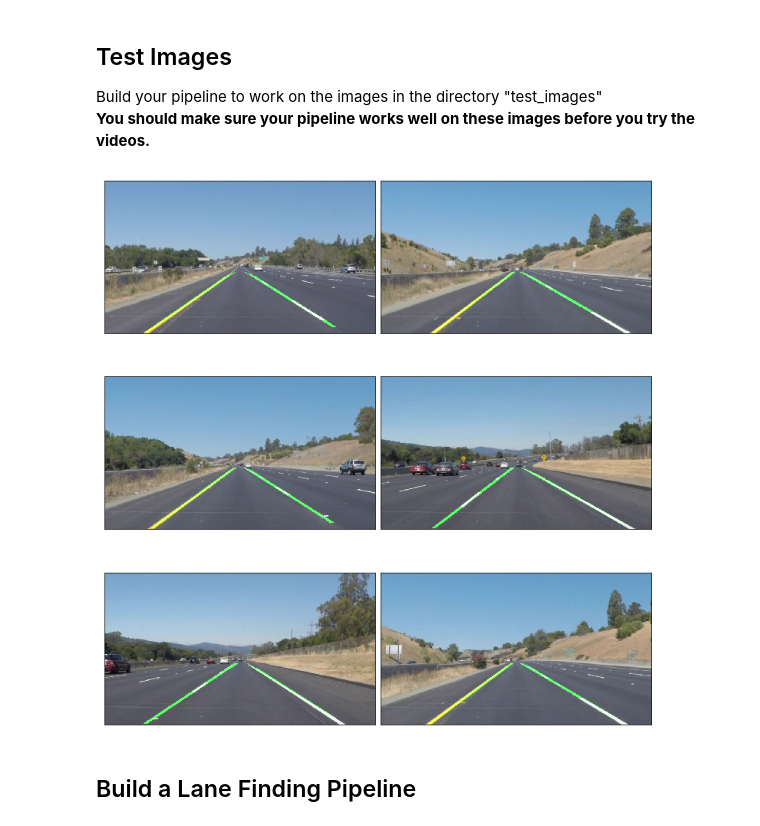
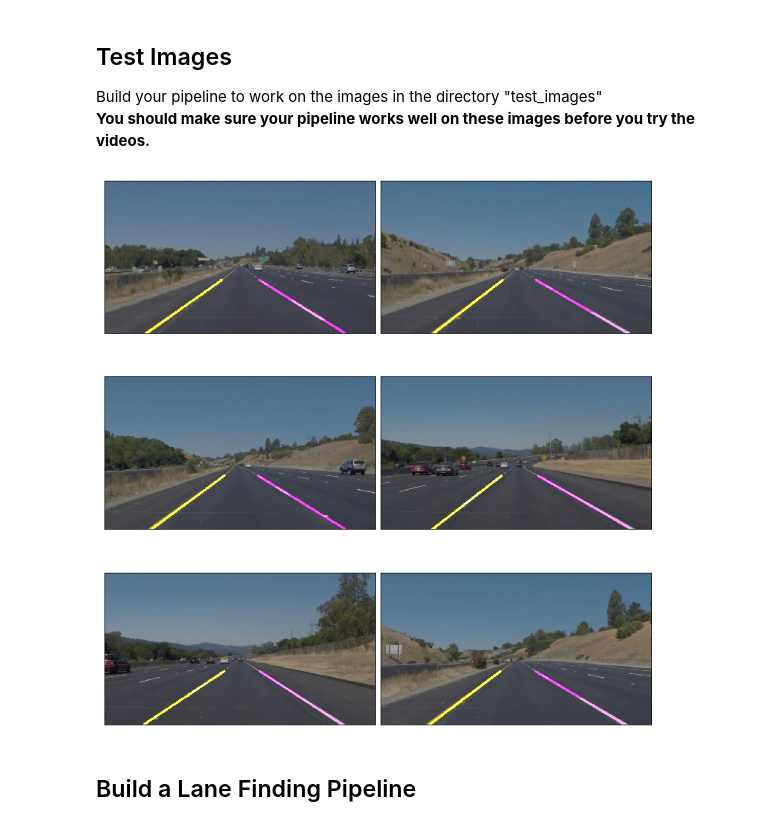
Before and after one commit to SiRi13/CarND-LaneLines-P1, a Jupyter notebook: P1.ipynb, the cells around one changed output. Saved outputs shown, nothing was run; the diff lists cells and outputs as text; code cells hidden in the pictures.

```diff
--- a/P1.ipynb
+++ b/P1.ipynb
@@ -178,6 +184,7 @@ plot_images(cannyed, cmap='gray')
 # %% [output]
 [figure]
 # %%
+top_y = np.array([])
 def apply_roi(img, roi):
     #defining a blank mask to start with
     mask = np.zeros_like(img)
@@ -195,6 +202,8 @@ def apply_roi(img, roi):
     return cv2.bitwise_and(img, mask)
 
 def create_roi(img, default=True):
+    global top_y
+
     ySize, xSize = img.shape[:2]
     if default:
         bLeft = [0, ySize]
@@ -204,8 +213,8 @@ def create_roi(img, default=True):
     else:
         bLeft = [0, ySize]
         bRight = [xSize, ySize]
-        tLeft = [(xSize*0.5)-25, (ySize*0.6)]
-        tRight = [(xSize*0.5)+25, (ySize*0.6)]
+        tLeft = [(xSize*0.5)-25, top_y[-10:].mean()]
+        tRight = [(xSize*0.5)+25, top_y[-10:].mean()]
 
     roi = np.array([[bLeft, bRight, tRight, tLeft]], dtype=np.int32)
     return roi
@@ -231,6 +239,4 @@ def hough_lines(img, ρ=1, θ=(np.pi/180), threshold=5, min_line_len=10, max_lin
     return lines
-# %%
-detected_lines = list(map(hough_lines, roi))
 # %%
 def draw_lines(img, lines, color=(255, 0, 0), thickness=2):
     """
@@ -270,6 +277,7 @@ def lstsq_of(lines):
     global mean_right_m
     global mean_left_b
     global mean_right_b
+    global top_y
 
     slopes = np.apply_along_axis(lambda row: (row[3] - row[1])/(row[2] - row[0]), 2, lines)
 
@@ -286,7 +294,7 @@ def lstsq_of(lines):
     mean_left_b = np.append(mean_left_b, [b])
 
     # averaged left lane
-    left_lane = (mean_left_m[-20:].mean(), mean_left_b[-20:].mean())
+    left_lane = (mean_left_m[-10:].mean(), mean_left_b[-10:].mean())
 
     X = np.reshape(right_lines[:, [0,2]], (1, right_lines.shape[0] * 2))[0]
     Y = np.reshape(right_lines[:, [1,3]], (1, right_lines.shape[0] * 2))[0]
@@ -297,7 +305,9 @@ def lstsq_of(lines):
     mean_right_b = np.append(mean_right_b, [b])
 
     # averaged right lane
-    right_lane = (mean_right_m[-20:].mean(), mean_right_b[-20:].mean())
+    right_lane = (mean_right_m[-15:].mean(), mean_right_b[-15:].mean())
+
+    top_y = np.append(top_y, [np.min(left_lines), np.min(right_lines)])
 
     return left_lane, right_lane
 # %%
@@ -310,10 +320,11 @@ def points_from_slope(y1, y2, line):
     return (P, Q)
 # %%
 def generate_lanes(img, lines):
+    global top_y
     left_lane, right_lane = lstsq_of(lines)
 
     y1 = img.shape[0]
-    y2 = y1 * 0.5
+    y2 = np.max([y1 * 0.65, top_y[-10:].mean()])
 
     left_lane_points = points_from_slope(y1, y2, left_lane)
     right_lane_points = points_from_slope(y1, y2, right_lane)
@@ -350,14 +361,15 @@ Build your pipeline to work on the images in the directory "test_images"
 **You should make sure your pipeline works well on these images before you try the videos.**
 # %%
 lane_images = list()
-for img, lines in zip(test_images, detected_lines):
-    drawn_lanes = draw_lanes(img, generate_lanes(img, lines))
-    drawn_lanes_roi = create_and_apply_roi(drawn_lanes, )
-    lane_images.append(weighted_img(drawn_lanes_roi, img, α=1.0, β=0.95, λ=0.0))
+for _img, _lines in zip(test_images, detected_lines):
+    mean_left_m = mean_right_m = mean_left_b = mean_right_b = top_y = np.array([])
+    drawn_lanes = draw_lanes(_img, generate_lanes(_img, _lines), (255,255,0))
+    drawn_lanes = apply_roi(drawn_lanes, create_roi(drawn_lanes, False))
+    lane_images.append(weighted_img(_img, drawn_lanes, α=0.8, β=0.7))
 
-plot_images(lane_images, cmap='gray')
+plot_images(lane_images, cmap='gray', write=True, fileName='drawn_lanes.png')
 # %% [output]
-[figure, old version]
+[figure, new version]
 # %% [markdown]
 ## Build a Lane Finding Pipeline
 # %% [markdown]
```
Also changed, not shown: parts of 21 cells of this notebook, 11 other files.
